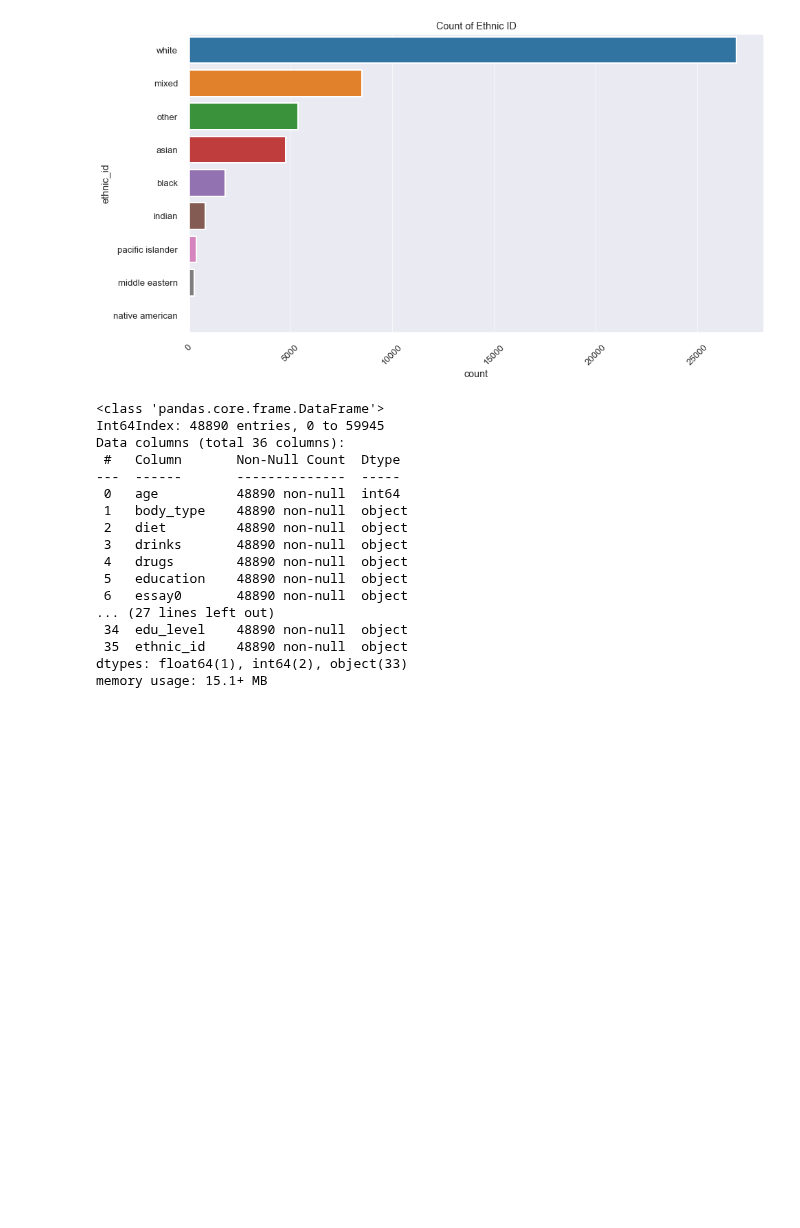
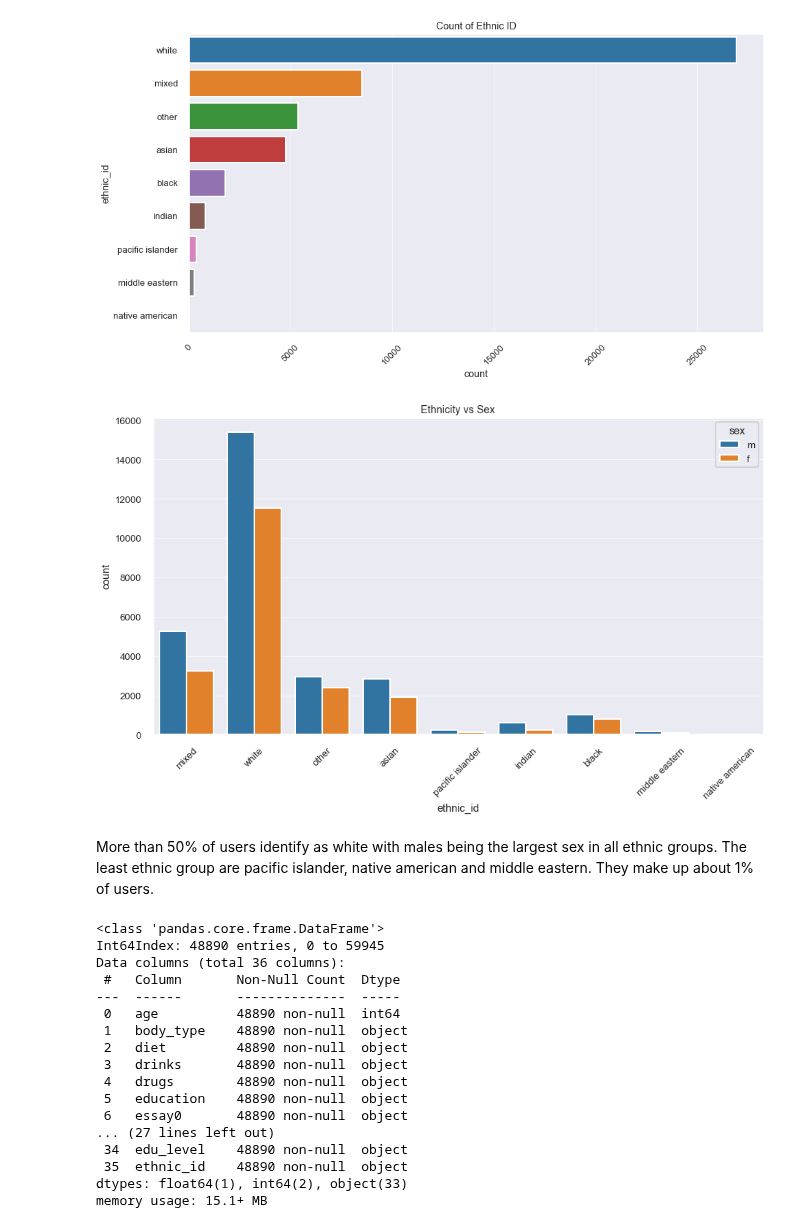
Before and after one commit to LenSin3/OkCupid-Date-a-Scientist, a Jupyter notebook: date-a-scientist.ipynb, the cells around one changed output. Saved outputs shown, nothing was run; the diff lists cells and outputs as text; code cells hidden in the pictures; blank space fills up the shorter version.

```diff
--- a/date-a-scientist.ipynb
+++ b/date-a-scientist.ipynb
@@ -653,6 +653,23 @@ plt.savefig('ethnic_id.png')
 plt.show()
 # %% [output]
 [figure]
+# %%
+fig, ax = plt.subplots()
+# the size of A4 paper lanscape
+fig.set_size_inches(15, 8)
+sns.set_context("poster", font_scale = .6, rc={"grid.linewidth": 0.6})
+sns.countplot(x = 'ethnic_id', hue = 'sex', data = profiles_df)
+plt.setp(ax.get_xticklabels(), rotation=45)
+plt.title('Ethnicity vs Sex')
+plt.savefig('ethnic_sex.png')
+plt.show()
+
+# sns.countplot(x='edu_level', hue='edu_status', data=profiles_df)
+# plt.show()
+# %% [output]
+[figure, added]
+# %% [markdown]
+More than 50% of users identify as white with males being the largest sex in all ethnic groups. The least ethnic group are pacific islander, native american and middle eastern. They make up about 1% of users.
 # %%
 profiles_df.info()
 # %% [output]
```
Also changed, not shown: parts of 2 cells of this notebook, 2 other files.
